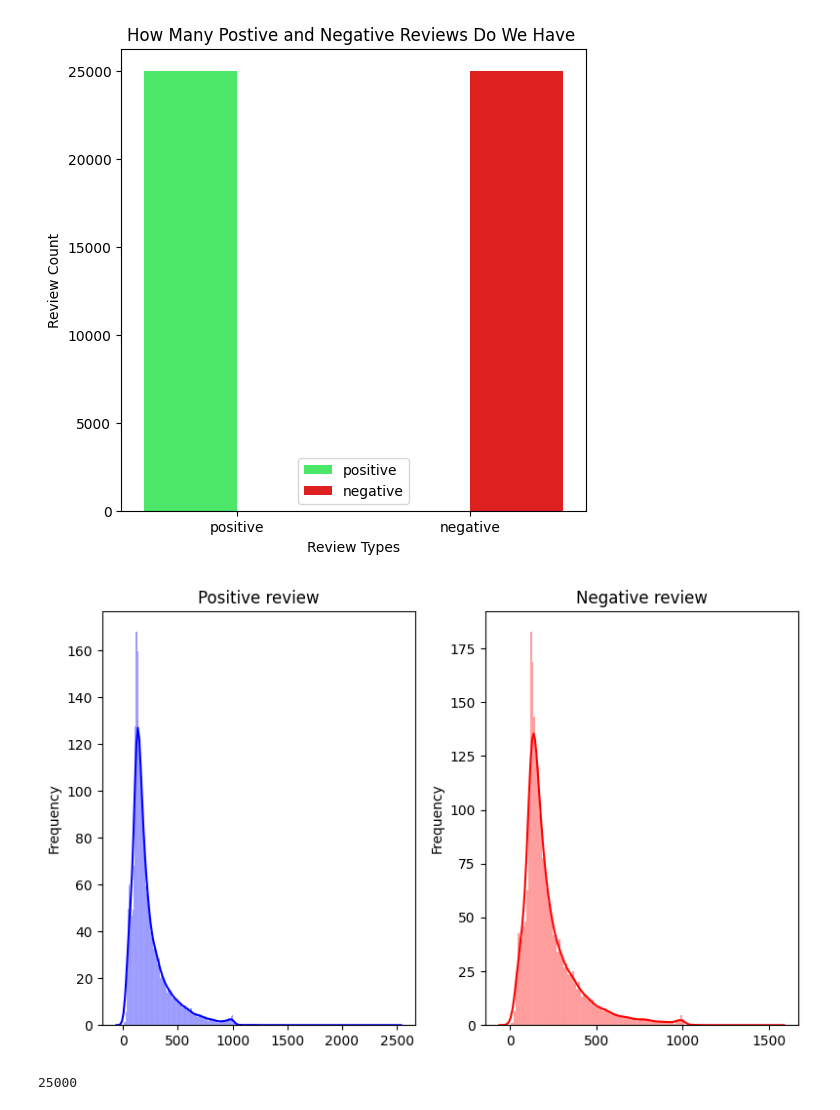
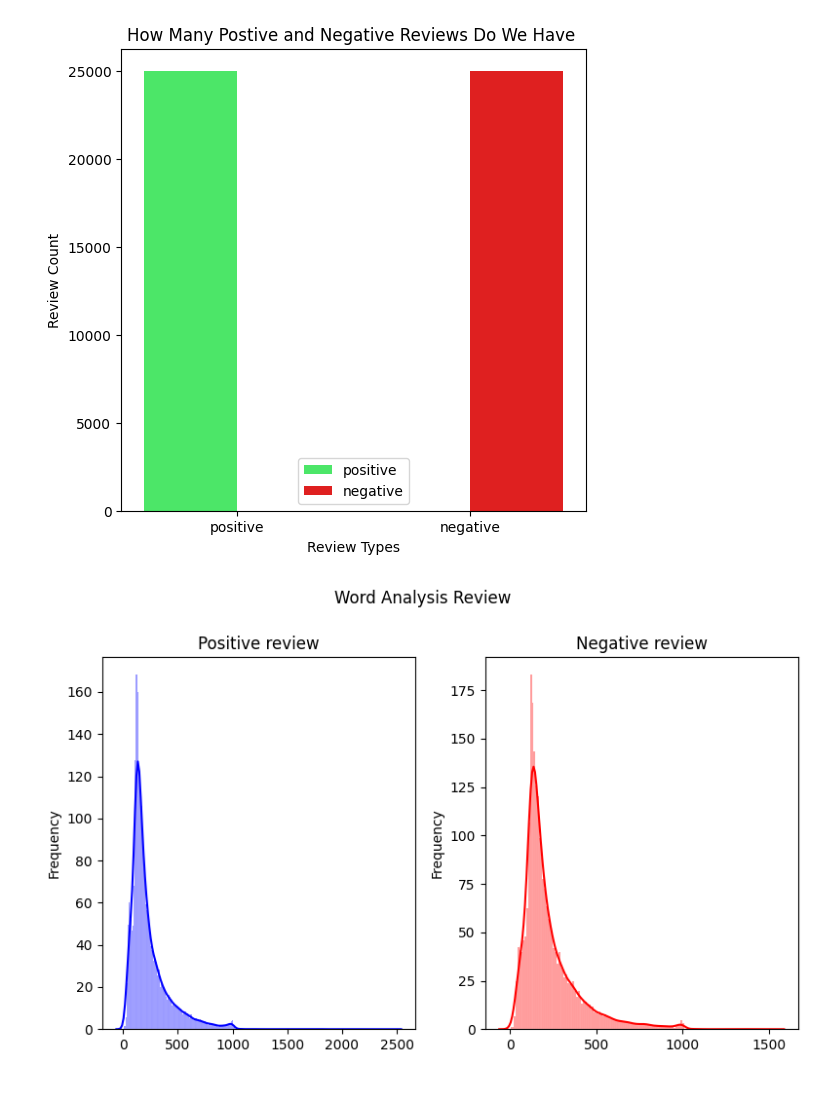
Before and after one commit to ifuu16/Movie_Sentiment_Analysis, a Jupyter notebook: data_preprocessing.ipynb, the cells around one changed output. Drawn from its saved outputs; the diff is of its cells as text; code cells hidden in the pictures.

```diff
--- a/data_preprocessing.ipynb
+++ b/data_preprocessing.ipynb
@@ -90,21 +90,25 @@ negative_review_word = [review for review in negative_review['review']]
 # %%
 # Tokenize sentences and count words
 positive_review_words = [len(review.split()) for review in positive_review['review']]
 negative_review_words = [len(review.split()) for review in negative_review['review']]
 
-# print the two plots sidebyside using subplot
-fig, axs = plt.subplots(1, 2, figsize=(8, 5))
+def positive_negative_counts(positive_count, negative_count,titlee,  positive_label, negative_label):
+    # print the two plots sidebyside using subplot
+    fig, axs = plt.subplots(1, 2, figsize=(8, 5))
 
-sns.histplot(positive_review_words, kde=True, stat='frequency', kde_kws=dict(cut=3), color='blue', alpha=.4, edgecolor=(1, 1, 1, .4), ax=axs[0])
-axs[0].set_title("Positive review")
+    sns.histplot(positive_count, kde=True, stat='frequency', kde_kws=dict(cut=3), color='blue', alpha=.4, edgecolor=(1, 1, 1, .4), ax=axs[0])
+    axs[0].set_title(positive_label)
 
-sns.histplot(negative_review_words, kde=True, stat='frequency', kde_kws=dict(cut=3), color='red', alpha=.4, edgecolor=(1, 1, 1, .4),ax=axs[1])
-axs[1].set_title("Negative review")
+    sns.histplot(negative_count, kde=True, stat='frequency', kde_kws=dict(cut=3), color='red', alpha=.4, edgecolor=(1, 1, 1, .4),ax=axs[1])
+    axs[1].set_title(negative_label)
 
-plt.tight_layout()
-plt.show()
+    plt.tight_layout()
+    fig.suptitle(titlee)
+    plt.show()
+
+positive_negative_counts(positive_review_words, negative_review_words,"Word Analysis Review",  "\n\nPositive review", "Negative review")
 # %% [output]
-[figure, old version]
+[figure, new version]
 # %%
 #define a code for counting punctuation and stopwords. For later purpose we can reuse it
 
@@ -120,15 +124,9 @@ def count_stopwords(text):
     stopword_count = sum(1 for word in words if word.lower() in stop_words)
     return stopword_count
 # %%
-positive_punctuation_count = [count_punctuation(review) for review in positive_review['review']]
-negative_punctuation_count = [count_punctuation(review) for review in negative_review['review']]
+positive_punctuation = [count_punctuation(review) for review in positive_review['review']]
+negative_punctuation = [count_punctuation(review) for review in negative_review['review']]
 
-positive_stopwords_count = [count_stopwords(review) for review in positive_review['review']]
-negative_stopwords_count = [count_stopwords(review) for review in negative_review['review']]
-
-
-
-len(positive_punctuation_count)
+positive_stopwords = [count_stopwords(review) for review in positive_review['review']]
+negative_stopwords = [count_stopwords(review) for review in negative_review['review']]
-# %% [output]
-25000
 # %%
```
Also changed, not shown: parts of 4 cells of this notebook.
